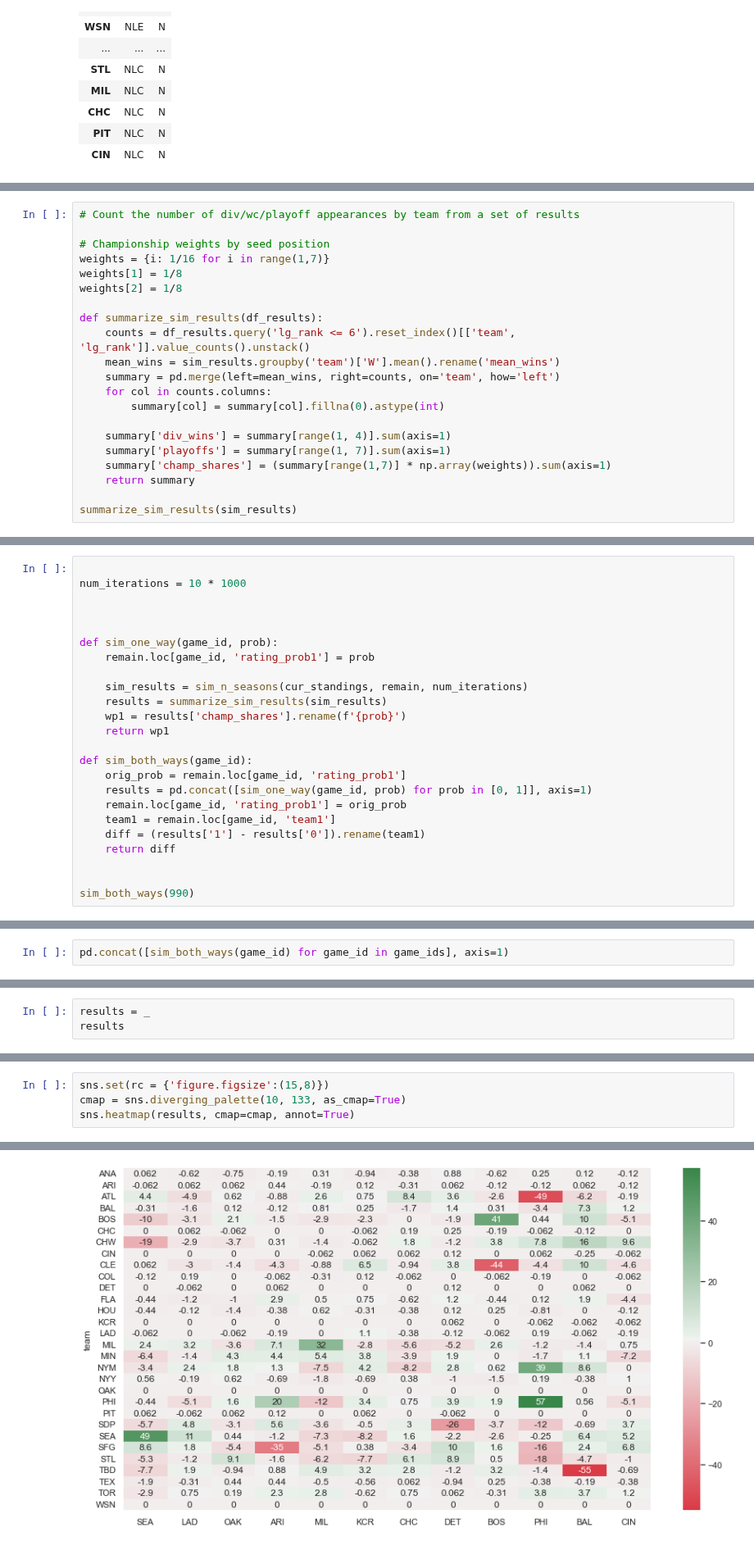
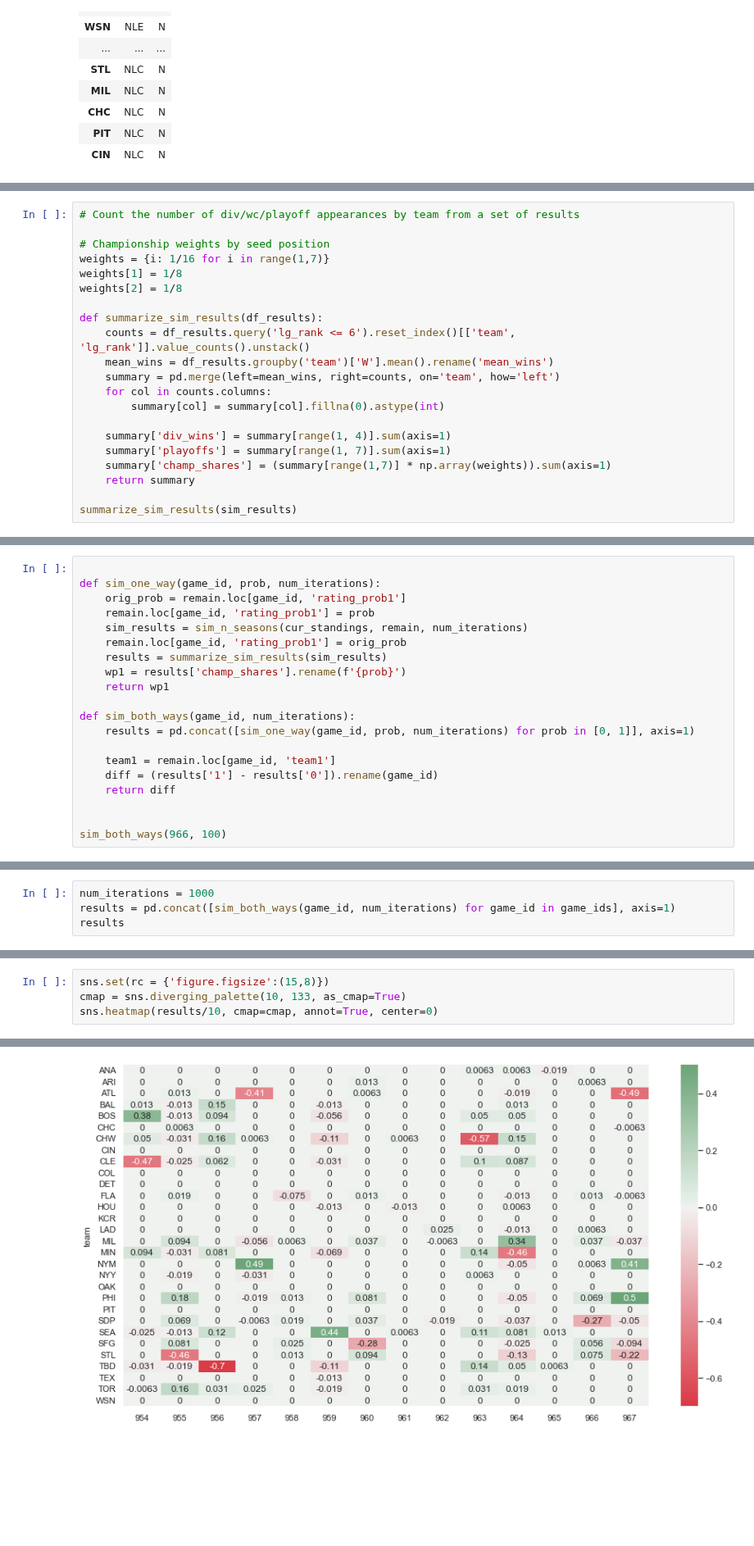
Before and after one commit to sdvinay/baseball_sql, a Jupyter notebook: pandas/playoff_odds_monte_carlo.ipynb, the cells around one changed output, grey strips where cells are left out. Shown at 82% size. Cells and saved outputs as stored; diff of their text form; blank space fills up the shorter version.

```diff
--- a/pandas/playoff_odds_monte_carlo.ipynb
+++ b/pandas/playoff_odds_monte_carlo.ipynb
@@ -300,7 +335,7 @@ weights[2] = 1/8
 
 def summarize_sim_results(df_results):
     counts = df_results.query('lg_rank <= 6').reset_index()[['team', 'lg_rank']].value_counts().unstack()
-    mean_wins = sim_results.groupby('team')['W'].mean().rename('mean_wins')
+    mean_wins = df_results.groupby('team')['W'].mean().rename('mean_wins')
     summary = pd.merge(left=mean_wins, right=counts, on='team', how='left')
     for col in counts.columns:
         summary[col] = summary[col].fillna(0).astype(int)
@@ -477,27 +511,23 @@ remain.tail(10)
 10 rows × 26 columns
 # %%
 
-num_iterations = 10 * 1000
-
-
-
-def sim_one_way(game_id, prob):
+def sim_one_way(game_id, prob, num_iterations):
+    orig_prob = remain.loc[game_id, 'rating_prob1']
     remain.loc[game_id, 'rating_prob1'] = prob
-
     sim_results = sim_n_seasons(cur_standings, remain, num_iterations)
+    remain.loc[game_id, 'rating_prob1'] = orig_prob
     results = summarize_sim_results(sim_results)
     wp1 = results['champ_shares'].rename(f'{prob}')
     return wp1
 
-def sim_both_ways(game_id):
-    orig_prob = remain.loc[game_id, 'rating_prob1']
-    results = pd.concat([sim_one_way(game_id, prob) for prob in [0, 1]], axis=1)
-    remain.loc[game_id, 'rating_prob1'] = orig_prob
+def sim_both_ways(game_id, num_iterations):
+    results = pd.concat([sim_one_way(game_id, prob, num_iterations) for prob in [0, 1]], axis=1)
+
     team1 = remain.loc[game_id, 'team1']
-    diff = (results['1'] - results['0']).rename(team1)
+    diff = (results['1'] - results['0']).rename(game_id)
     return diff
 
 
-sim_both_ways(990)
+sim_both_ways(966, 100)
 # %% [output]
 team
@@ -542,3 +581,5 @@ array([983, 984, 985, 986, 987, 988, 989, 990, 991, 992, 993, 994])
 # %%
-pd.concat([sim_both_ways(game_id) for game_id in game_ids], axis=1)
+num_iterations = 1000
+results = pd.concat([sim_both_ways(game_id, num_iterations) for game_id in game_ids], axis=1)
+results
 # %% [output]
@@ -562,4 +603 @@ pd.concat([sim_both_ways(game_id) for game_id in game_ids], axis=1)
 | WSN | 0.0000 | 0.0000 | 0.0000 | 0.0000 | 0.0000 | 0.0000 | 0.0000 | 0.0000 | 0.0000 | 0.0000 | 0.0000 | ... |
-# %%
-results = _
-results
@@ -588,7 +604,7 @@ import seaborn as sns
 # %%
 sns.set(rc = {'figure.figsize':(15,8)})
 cmap = sns.diverging_palette(10, 133, as_cmap=True)
-sns.heatmap(results, cmap=cmap, annot=True)
+sns.heatmap(results/10, cmap=cmap, annot=True, center=0)
 # %% [output]
 <AxesSubplot:ylabel='team'>
-[figure, old version]
+[figure, new version]
```
Also changed, not shown: parts of 30 cells of this notebook.
